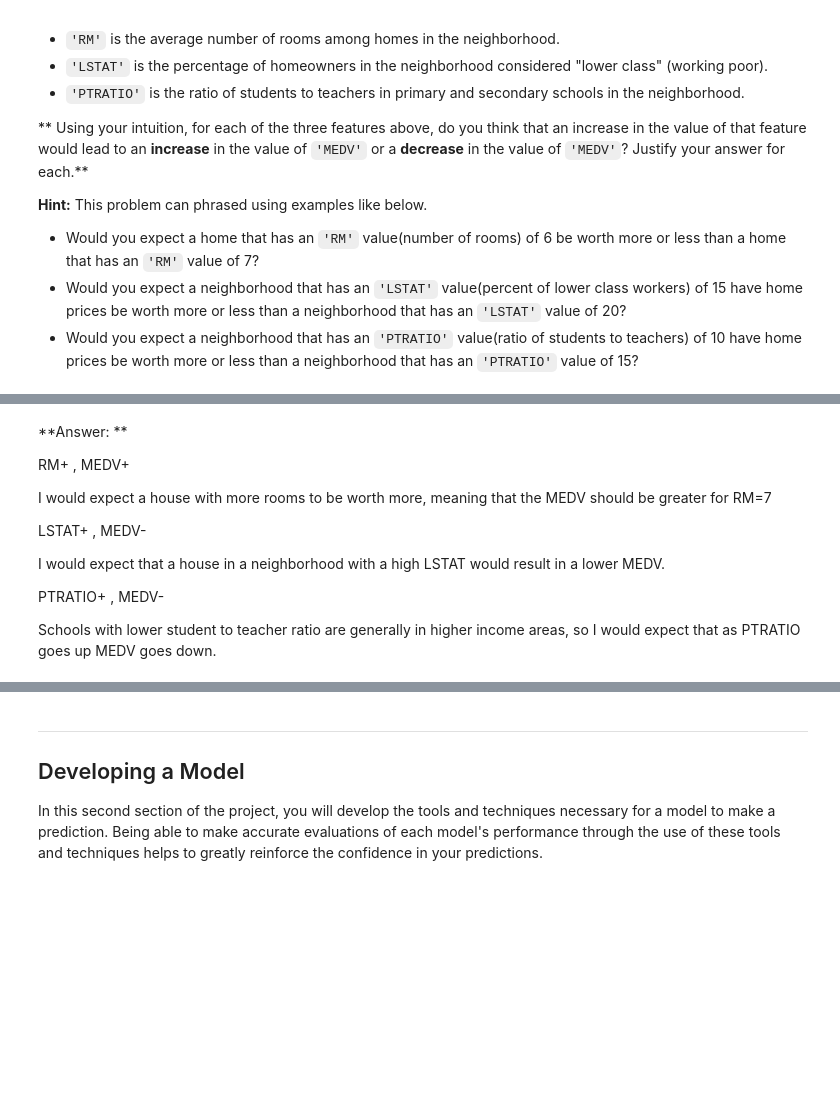
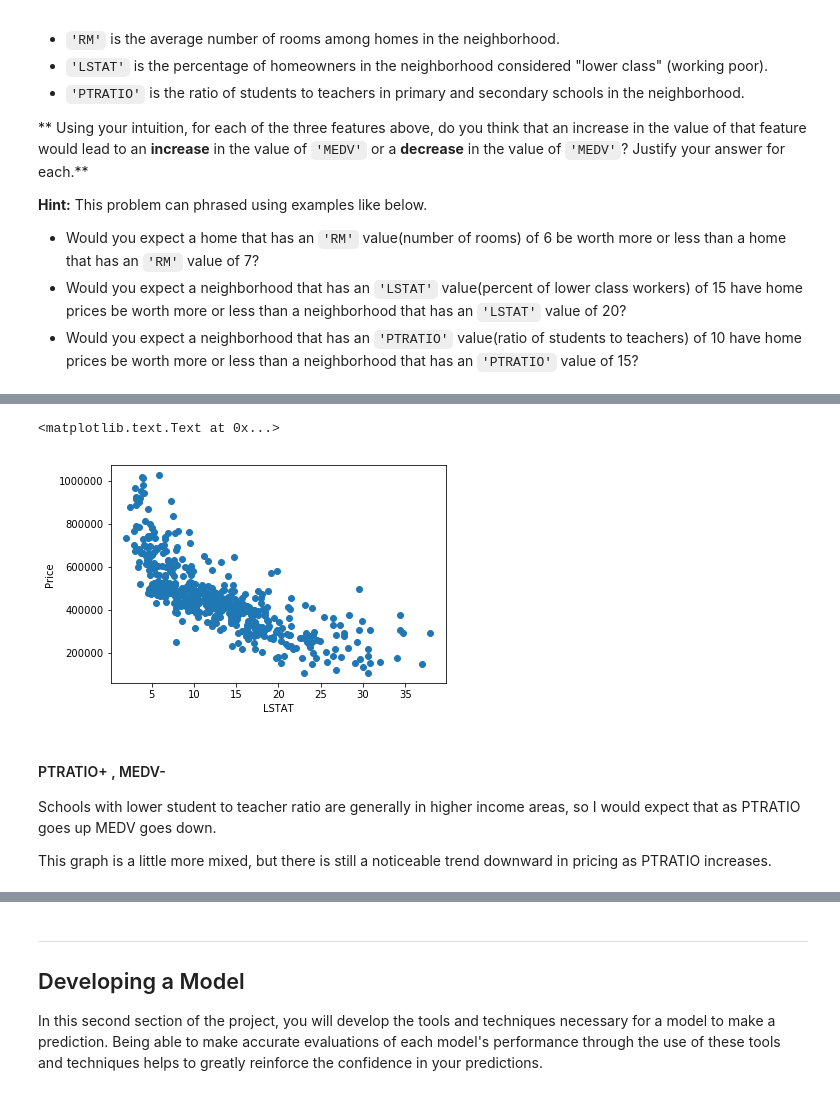
Before and after one commit to csawtelle/udacity-machine-learning-nanodegree, a Jupyter notebook: boston_housing/boston_housing.ipynb, the cells around one changed output, grey strips where cells are left out. Cells and saved outputs as stored; diff of their text form; code cells hidden in the pictures; blank space fills up the shorter version.

```diff
--- a/boston_housing/boston_housing.ipynb
+++ b/boston_housing/boston_housing.ipynb
@@ -100,14 +120,13 @@ As a reminder, we are using three features from the Boston housing dataset: `'RM
+# %%
+plt.scatter(features['LSTAT'], prices)
+plt.ylabel('Price')
+plt.xlabel('LSTAT')
+# %% [output]
+<matplotlib.text.Text at 0x...>
+[figure, added]
 # %% [markdown]
-**Answer: **
-
-RM+ , MEDV+
-
-I would expect a house with more rooms to be worth more, meaning that the MEDV should be greater for RM=7
-
-LSTAT+ , MEDV-
-
-I would expect that a house in a neighborhood with a high LSTAT would result in a lower MEDV.
-
-PTRATIO+ , MEDV-
+#### PTRATIO+ , MEDV-
 
 Schools with lower student to teacher ratio are generally in higher income areas, so I would expect that as PTRATIO goes up MEDV goes down.
+
+This graph is a little more mixed, but there is still a noticeable trend downward in pricing as PTRATIO increases.
```
Also changed, not shown: parts of 8 cells of this notebook, 3 other files.
